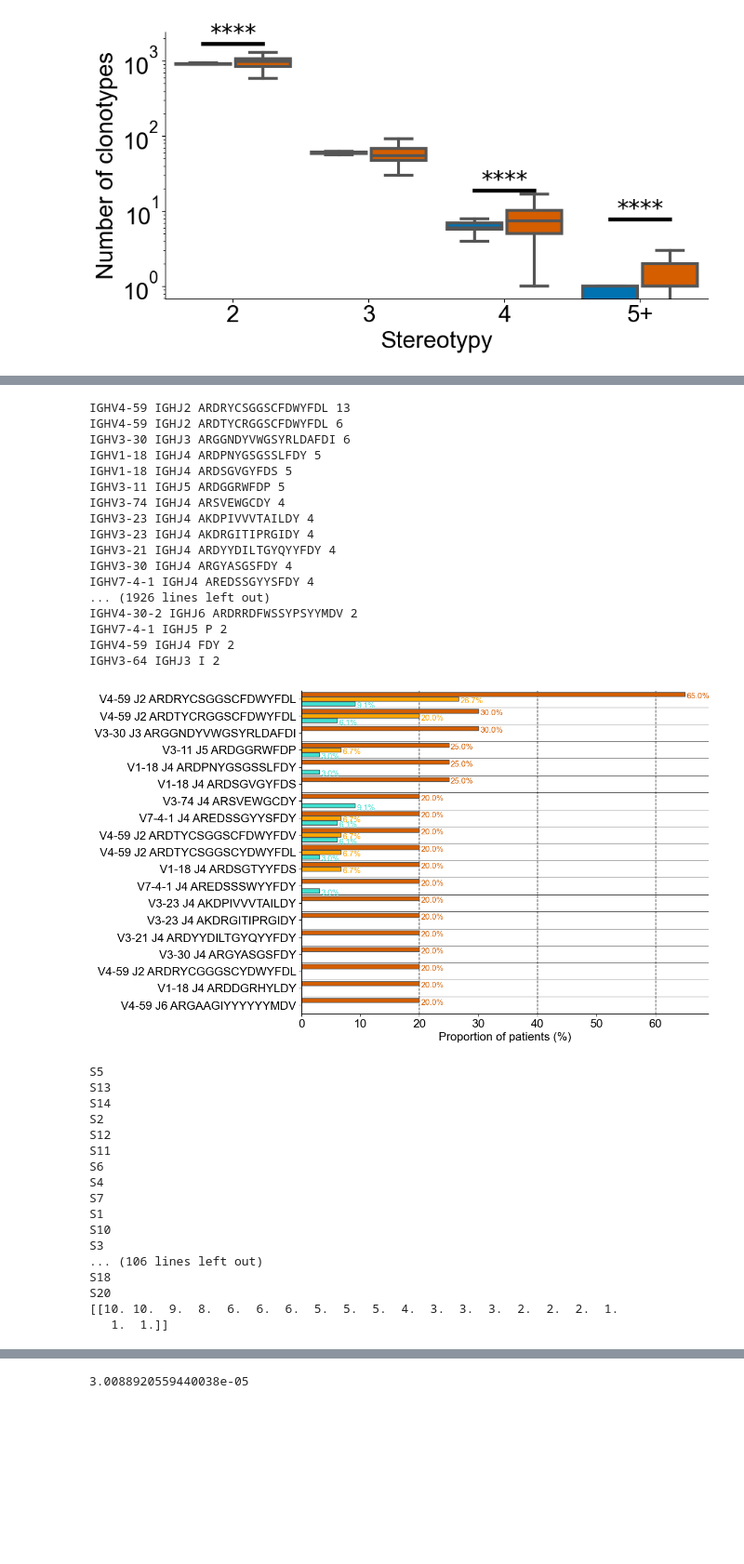
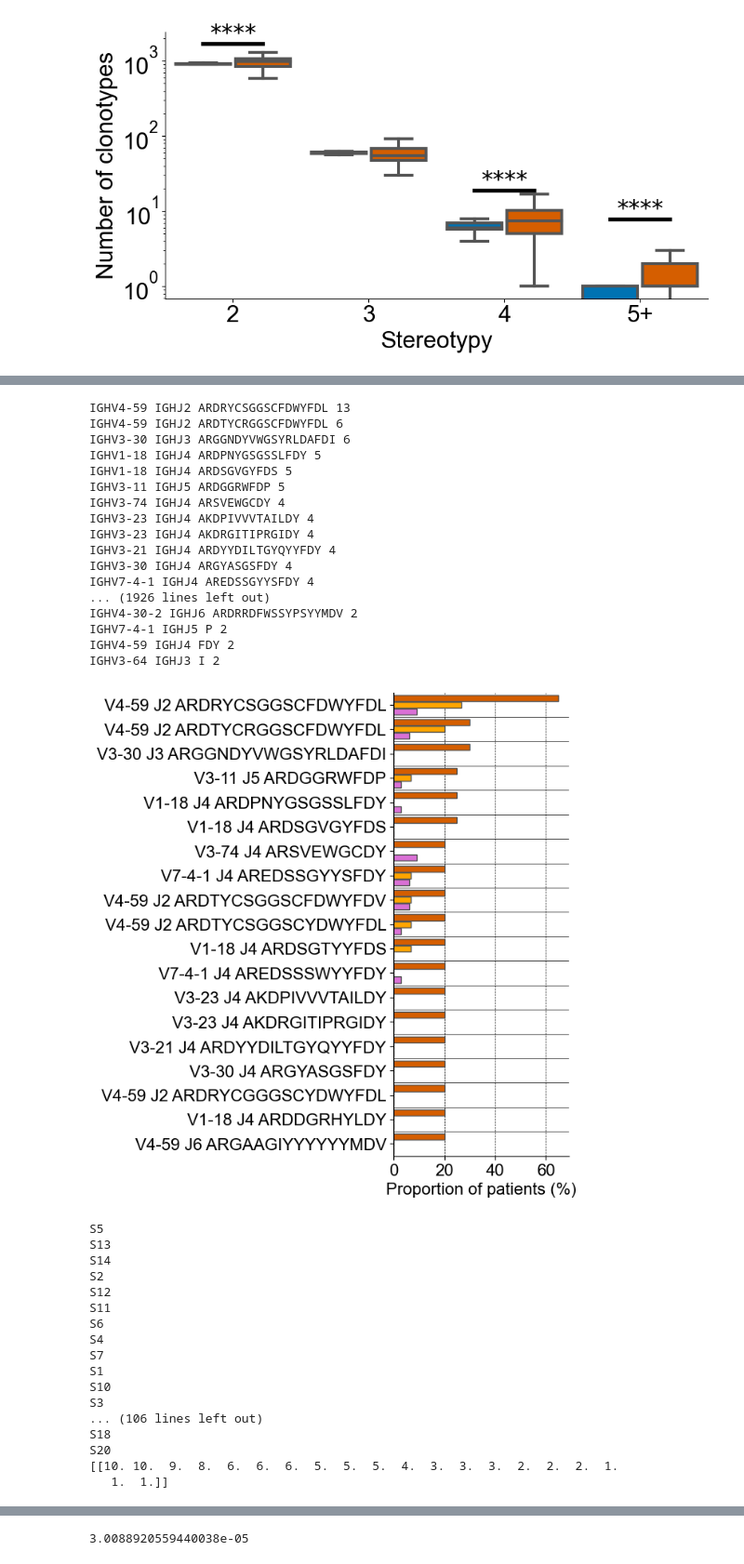
Before and after one commit to namphilkim/Sjogren_Syndrome_BCR_Repertoire, a Jupyter notebook: Sjogren_code_wrapped_up.ipynb, the cells around one changed output, grey strips where cells are left out. Shown at 93% size. Saved outputs shown, nothing was run; the diff lists cells and outputs as text; code cells hidden in the pictures; blank space fills up the shorter version.

```diff
--- a/Sjogren_code_wrapped_up.ipynb
+++ b/Sjogren_code_wrapped_up.ipynb
@@ -381,7 +399,11 @@ for i in range(10):
         print(shm_list[i])
     except ValueError:
         pass
-bp_pre = plt.boxplot(healthy_shm_list,sym='',positions = [1,2,3,4,5,6,7,8,9,10],widths = [0.4,0.4,0.4,0.4,0.4,0.4,0.4,0.4,0.4,0.4],patch_artist=True,
+
+healthy_shm_list = healthy_shm_list[:2]+healthy_shm_list[3:6]+healthy_shm_list[8:]
+shm_list = shm_list[:2]+shm_list[3:6]+shm_list[8:]
+
+bp_pre = plt.boxplot(healthy_shm_list,sym='',positions = [1,2,3,4,5,6,7],widths = [0.4]*7,patch_artist=True,
                      boxprops = {'facecolor':'#0072B2','edgecolor':'#555555','linewidth':3},
                     whiskerprops = {'color':'#555555','linewidth':3},
                     capprops = {'color':'#555555','linewidth':3},
@@ -391,16 +413,16 @@ bp_pre = plt.boxplot(healthy_shm_list,sym='',positions = [1,2,3,4,5,6,7,8,9,10],
 #print(shm_list)
 #bp_all_sjogren = plt.boxplot([all_sjogren_divergence_list],sym='',positions = [0.0],widths = [0.5],patch_artist=True)
 
-bp_sjogren = plt.boxplot(shm_list,sym='',positions = [1.45,2.45,3.45,4.45,5.45,6.45,7.45,8.45,9.45,10.45],
-                         widths = [0.4,0.4,0.4,0.4,0.4,0.4,0.4,0.4,0.4,0.4],patch_artist=True,
+bp_sjogren = plt.boxplot(shm_list,sym='',positions = [1.45,2.45,3.45,4.45,5.45,6.45,7.45],
+                         widths = [0.4]*7,patch_artist=True,
                         boxprops = {'facecolor':'#D55E00','edgecolor':'#555555','linewidth':3},
                     whiskerprops = {'color':'#555555','linewidth':3},
                     capprops = {'color':'#555555','linewidth':3},
                     medianprops = {'color':'#555555','linewidth':3})
 
-ticks = ['M','D','G3','G1','A1','G2','G4','E','A2', 'All']
-plt.xticks([1.225,2.225,3.225,4.225,5.225,6.225,7.225,8.225,9.225,10.225], ticks,font='arial',fontsize = 24)
-for i in range(10):
+ticks = ['M','D','G1','A1','G2','A2', 'All']
+plt.xticks([1.225,2.225,3.225,4.225,5.225,6.225,7.225], ticks,font='arial',fontsize = 24)
+for i in range(7):
     plot_significance(healthy_shm_list[i],shm_list[i],1+i,1.45+i,max(max(healthy_shm_list[i]),max(shm_list[i]))+0.25,0.005,24,4)
     for j in range(len(healthy_shm_list[i])):
         random_x = rd.random()-0.5
@@ -409,7 +431,7 @@ for i in range(10):
         random_x = rd.random()-0.5
         plt.scatter(1.45+i+0.15*random_x,shm_list[i][j],s=32,color = 'k',zorder=10)
 plt.yticks(font='arial',fontsize = 24)
-plt.xlim(0.7, 10.7)
+plt.xlim(0.7, 7.7)
 plt.ylim(0, 30)
 ax.spines['right'].set_visible(False)
 ax.spines['top'].set_visible(False)
@@ -793,11 +812,11 @@ for key in sorted_extended_clonotype_ref_dict:
                         ])
 
 label_list = []
-plt.rcParams["figure.figsize"] = (10,8)
+plt.rcParams["figure.figsize"] = (3,8)
 fig, ax = plt.subplots()
 bias=0.28
 width=0.25
-color = ['#D55E00','orange','turquoise','lime','crimson','gray']
+color = ['#D55E00','orange','orchid','lime','crimson','gray']
 new_bar_plot = [
     bar_plot[0],bar_plot[1],bar_plot[2],bar_plot[5],bar_plot[3],bar_plot[4],
     bar_plot[6],bar_plot[11],bar_plot[15],bar_plot[14],bar_plot[17],bar_plot[12],
@@ -811,23 +830,23 @@ for k,line in enumerate(new_bar_plot):
     bar = [100*line[1]/20,100*line[2]/15,100*line[3]/33]
 
     plt.barh(k-bias,bar[0],color=color[0], edgecolor='#555555',linewidth=1, height=width)
-    if 0 < bar[0]:
-        plt.text(bar[0]+0.3,k-bias+0.12,"%.1f" % (bar[0])+'%',
-                 ha='left',va='center',color=color[0],font='arial',fontsize = 11)
+    #if 0 < bar[0]:
+    #    plt.text(bar[0]+0.3,k-bias+0.12,"%.1f" % (bar[0])+'%',
+    #             ha='left',va='center',color=color[0],font='arial',fontsize = 11)
 
     plt.barh(k,bar[1],color=color[1], edgecolor='#555555',linewidth=1, height=width)
-    if 0 < bar[1]:
-        plt.text(bar[1]+0.3,k+0.12,"%.1f" % (bar[1])+'%',
-                 ha='left',va='center',color=color[1],font='arial',fontsize = 11)
+    #if 0 < bar[1]:
+    #    plt.text(bar[1]+0.3,k+0.12,"%.1f" % (bar[1])+'%',
+    #             ha='left',va='center',color=color[1],font='arial',fontsize = 11)
 
     plt.barh(k+bias,bar[2],color=color[2], edgecolor='#555555',linewidth=1, height=width)
-    if 0 < bar[2]:
-        plt.text(bar[2]+0.3,k+bias+0.12,"%.1f" % (bar[2])+'%',
-                 ha='left',va='center',color=color[2],font='arial',fontsize = 11)
+    #if 0 < bar[2]:
+    #    plt.text(bar[2]+0.3,k+bias+0.12,"%.1f" % (bar[2])+'%',
+    #             ha='left',va='center',color=color[2],font='arial',fontsize = 11)
 
 
 
-plt.xticks([0,10,20,30,40,50,60],['0','10','20','30','40','50','60'],font='arial',fontsize = 16)
+plt.xticks([0,20,40,60],['0','20','40','60'],font='arial',fontsize = 16)
 plt.yticks(range(len(label_list)),label_list,font='arial',fontsize = 16)
 plt.xlabel('Proportion of patients (%)',font='arial',fontsize = 16)
 plt.ylim(len(label_list)-0.5,-0.5)
@@ -835,7 +854,7 @@ plt.xlim(0,69)
 ax.spines['right'].set_visible(False)
 ax.spines['top'].set_visible(False)
 for i in range(1,4):
-    plt.plot([i*20,i*20],[len(label_list)-0.5,-0.5],color='k',linewidth=1,linestyle='--',zorder=-20)
+    plt.plot([i*20,i*20],[len(label_list)-0.5,-0.5],color='k',linewidth=0.5,linestyle='--',zorder=-20)
 for i in range(1,22):
     plt.plot([0,69],[i-0.5,i-0.5],color='k',linewidth=0.5,zorder=-20)
 
@@ -846,7 +865,7 @@ plt.rcParams["figure.figsize"] = (6,10)
 fig, ax = plt.subplots()
 bias=0.33
 width=0.25
-color = ['#D55E00','orange','turquoise','lime','crimson','gray']
+color = ['#D55E00','orange','orchid','lime','crimson','gray']
 
 patient_dict = {'S1':15/20,'S2':1/20,'S3':6/20,'S4':12/20,'S5':9/20,
                 'S6':5/20,'S7':14/20,'S8':19/20,'S9':10/20,'S10':2/20,
@@ -988,34 +1007,34 @@ fig, ax = plt.subplots()
 span=0.25
 for i in range(11):
     if i == 0 :
         color = 'gray'
     else:
         color = tuple_to_color(cmap_list[int(23*i)])
     plt.plot([i-0.5+span,i+0.5-span],[0,0],color=color,linewidth=16,zorder=20)
     plt.plot([i,i],[0,0.5],color='k',linewidth=1,zorder=0)
     plt.text(i,0.5,str(i),font='arial',fontsize = 24,ha='center',va='bottom')
 plt.xlim(-1,11)
 plt.ylim(-0.5,1.5)
 plt.show()
 # %% [output]
 IGHV4-59 IGHJ2 ARDRYCSGGSCFDWYFDL 13
 IGHV4-59 IGHJ2 ARDTYCRGGSCFDWYFDL 6
 IGHV3-30 IGHJ3 ARGGNDYVWGSYRLDAFDI 6
 IGHV1-18 IGHJ4 ARDPNYGSGSSLFDY 5
 IGHV1-18 IGHJ4 ARDSGVGYFDS 5
 IGHV3-11 IGHJ5 ARDGGRWFDP 5
 IGHV3-74 IGHJ4 ARSVEWGCDY 4
 IGHV3-23 IGHJ4 AKDPIVVVTAILDY 4
 IGHV3-23 IGHJ4 AKDRGITIPRGIDY 4
 IGHV3-21 IGHJ4 ARDYYDILTGYQYYFDY 4
 IGHV3-30 IGHJ4 ARGYASGSFDY 4
 IGHV7-4-1 IGHJ4 AREDSSGYYSFDY 4
 ... (1926 lines left out)
 IGHV4-30-2 IGHJ6 ARDRRDFWSSYPSYYMDV 2
 IGHV7-4-1 IGHJ5 P 2
 IGHV4-59 IGHJ4 FDY 2
 IGHV3-64 IGHJ3 I 2
-[figure, old version]
+[figure, new version]
 S5
 S13
 S14
```
Also changed, not shown: parts of 15 cells of this notebook, 12 other files.
